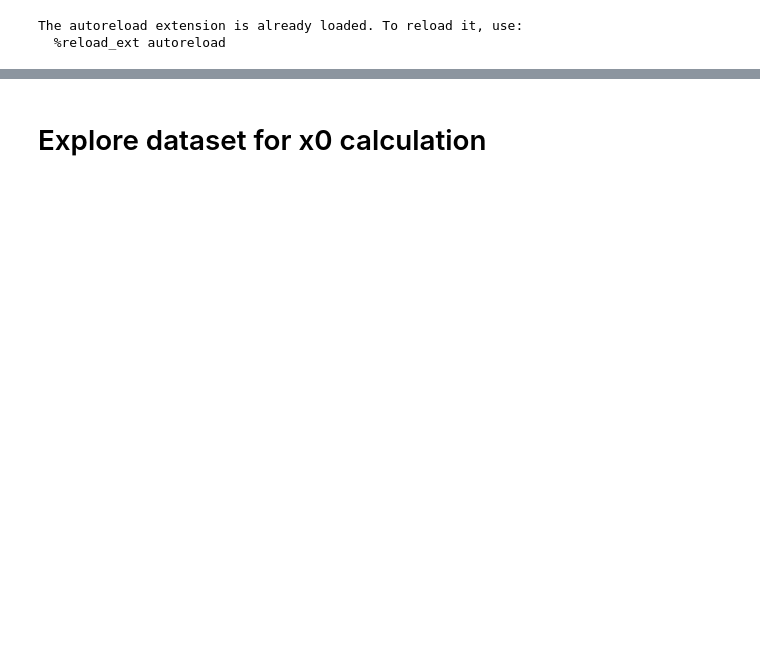
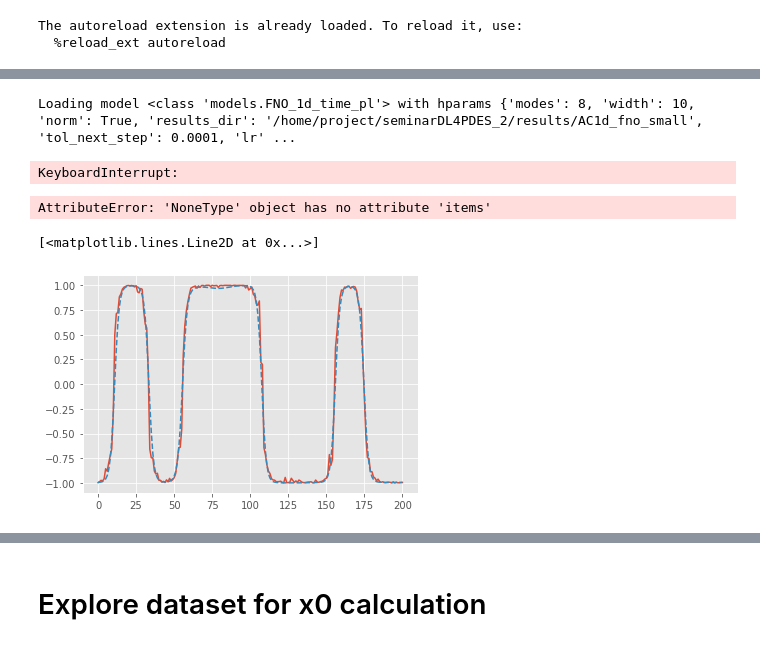
Before and after one commit to jaimelopezgarcia/seminarDL4PDES_2, a Jupyter notebook: Untitled.ipynb, the cells around one changed output, grey strips where cells are left out. Cells and saved outputs as stored; diff of their text form; code cells hidden in the pictures; blank space fills up the shorter version.

Commit message:
Bayesian inversion working in main

```diff
--- a/Untitled.ipynb
+++ b/Untitled.ipynb
@@ -21,0 +211,47 @@ _
+# %%
+import pyro.distributions as dist
+
+class BayesianInverse(PyroModule):
+    def __init__(self,n_steps, model_forward):
+        super().__init__()
+
+        self._model_forward = model_forward
+        self._model_forward.eval()
+        self._n_steps = n_steps
+
+    def forward(self, y):
+
+        sigma_obs = 0.1
+        sigma_xo = 0.3
+        xo = pyro.sample("x0",dist.Normal(torch.zeros(y.shape), sigma_xo).to_event(1))
+        mean = self._model_forward.recurrent_evaluation(xo, self._n_steps, grad = True)[-1]
+        with pyro.plate("data", 1):
+            obs = pyro.sample("obs", dist.Normal(mean, sigma_obs).to_event(1), obs= y.reshape(-1,1,1,y.shape[-1]))
+        return xo,mean
+
+
+
+model = BayesianInverse(2)
+# %% [output]
+Loading model <class 'models.FNO_1d_time_pl'> with hparams {'modes': 8, 'width': 10, 'norm': True, 'results_dir': '/home/project/seminarDL4PDES_2/results/AC1d_fno_small', 'tol_next_step': 0.0001, 'lr' ...
+# %%
+from pyro.infer import MCMC, NUTS,HMC
+
+
+nuts_kernel = NUTS(model.forward)
+mcmc = MCMC(nuts_kernel,20,warmup_steps =10)
+mcmc.run(y)
+# %% [output]
+KeyboardInterrupt:
+# %%
+hmc_samples = {k: v.detach().cpu().numpy() for k, v in mcmc.get_samples().items()}
+# %% [output]
+AttributeError: 'NoneType' object has no attribute 'items'
+# %%
+plt.plot(model_forward.recurrent_evaluation(torch.Tensor(np.mean(hmc_samples["x0"][:],axis=0)),2,grad = False)[-1][0,0])
+#plt.plot(model_forward.recurrent_evaluation(torch.Tensor(xo_gt),2,grad = False)[-1][0,0])
+
+plt.plot(y[0,0],"--")
+# %% [output]
+[<matplotlib.lines.Line2D at 0x...>]
+[figure, added]
```
Also changed, not shown: parts of 32 cells of this notebook, 32 other files.
